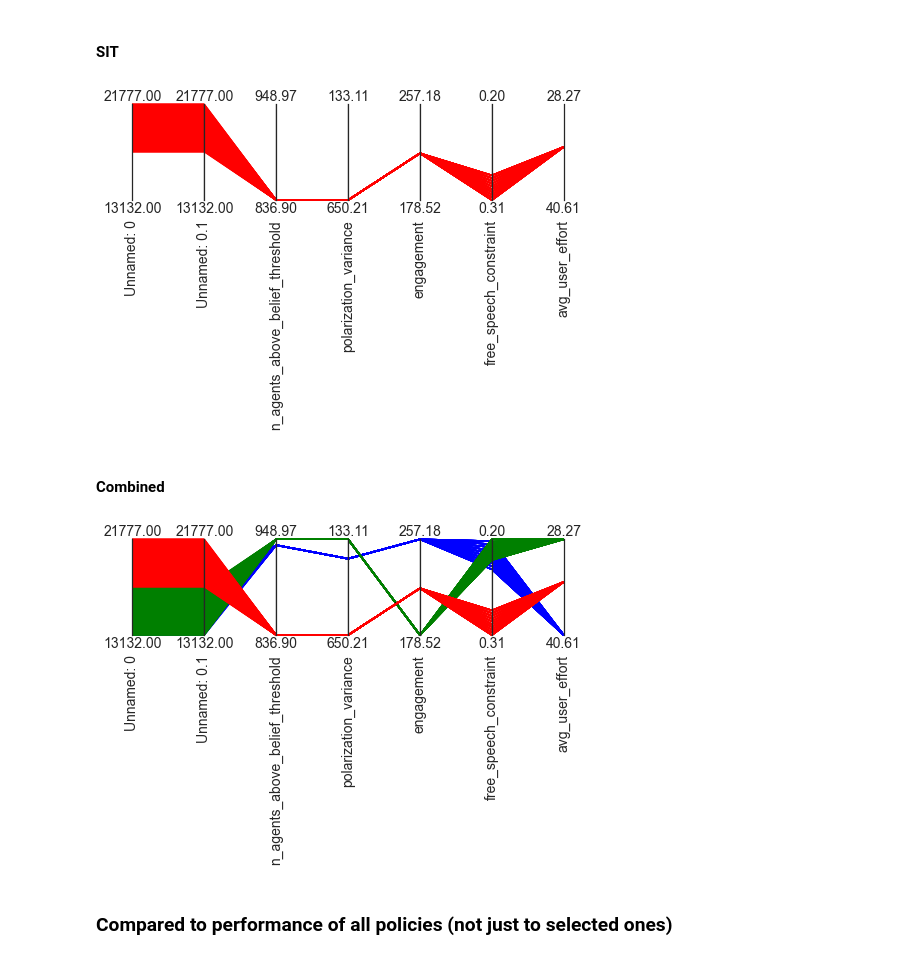
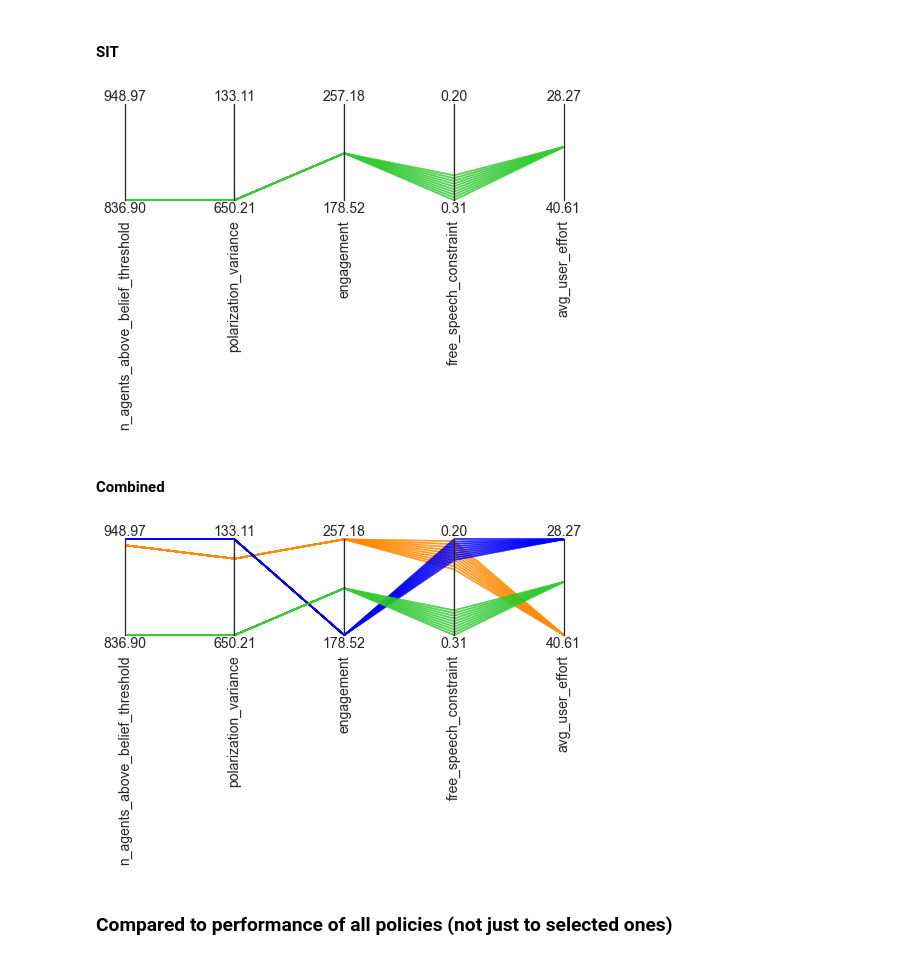
Before and after one commit to felicity-reddel/MisinfoPy, a Jupyter notebook: dmdu/exploration/single_objective_sort.ipynb, the cells around one changed output. Saved outputs shown, nothing was run; the diff lists cells and outputs as text; code cells hidden in the pictures.

Commit message:
plotting update (colors, value ranges, and additional plots)

```diff
--- a/dmdu/exploration/single_objective_sort.ipynb
+++ b/dmdu/exploration/single_objective_sort.ipynb
@@ -18,7 +18,7 @@ from ema_workbench.analysis import parcoords
 # %% [markdown]
 ## 1. Load data (already pre-processed to avg over replications)
 # %%
-bufn = BeliefUpdate.DEFFUANT
-select_max = True
-select_n = 20  # only considered if select_max == False
+# bufn = BeliefUpdate.DEFFUANT
+# select_max = True
+# select_n = 20  # only considered if select_max == False
 # %%
@@ -94,31 +125,15 @@ sns.set(rc={'figure.figsize': (7, 5)})
 # Assign each unique model a color
 model_names = [x.name for x in list(BeliefUpdate)]
 model_colors = {}
-colors = ["blue", "green", "red"]
+colors = ["darkorange", "blue", "limegreen"]
+alpha = 0.15
+
 
 for _, (model, color) in enumerate(zip(model_names, colors)):
     # w/ color palette: zip(model_names, sns.color_palette("colorblind"))
-    model_colors[model] = color
+    model_colors[model] = (color, alpha)
 # %% [markdown]
 ### a) Policies selected
-# %%
-# prepare data dicts
-
-way_of_selecting = 'max_value'  # alternative: f'{select_n}_best'
-experiments_dict = {}
-outcomes_dict = {}
-
-for bufn in list(BeliefUpdate):
-
-    # fill experiments_dict
-    exp_path = os.path.join(os.getcwd(), "data", "singleobjectivesort", f"output_{way_of_selecting}", f"experiments_{bufn.name}.csv")
-    experiments = pd.read_csv(exp_path)
-    experiments_dict[bufn.name] = experiments
-
-    # fill outcomes_dict
-    out_path = os.path.join(os.getcwd(), "data", "singleobjectivesort", f"output_{way_of_selecting}", f"outcomes_{bufn.name}.csv")
-    outcomes = pd.read_csv(out_path)
-    outcomes_dict[bufn.name] = outcomes
 # %% [markdown]
 #### DEFFUANT
 # %%
@@ -156,9 +171,9 @@ exp_limits = parcoords.get_limits(only_levers)
 axes = parcoords.ParallelAxes(exp_limits)
 
 for model_name, data in experiments_dict.items():
-    color = model_colors[model_name]
+    color, alpha = model_colors[model_name]
 
     # subset data
     lever_data = data[get_lever_names()]
-    axes.plot(lever_data, color=color)
+    axes.plot(lever_data, color=color, alpha=alpha)
 # %% [output]
@@ -180,30 +195,30 @@ parcoords_outcomes(outcomes_dict, BeliefUpdate.SAMPLE, model_colors)
 # %% [markdown]
 #### SIT
 # %%
-parcoords_outcomes(outcomes_dict, BeliefUpdate.SIT, model_colors)
+parcoords_outcomes(outcomes_dict, [BeliefUpdate.SIT], model_colors)
 # %% [output]
-[figure, old version]
+[figure, new version]
 # %% [markdown]
 #### Combined
 # %%
 # Get limits
 concat_out = pd.concat(outcomes_dict.values())
 out_limits = parcoords.get_limits(concat_out)
 
 # Plot
 axes = parcoords.ParallelAxes(out_limits)
 
 minimize = ['polarization_variance', 'free_speech_constraint', 'avg_user_effort']
 for metric in minimize:
     axes.invert_axis(metric)
 
 for bufn in list(BeliefUpdate):
     bufn = bufn.name
 
-    color = model_colors[bufn]
-    axes.plot(outcomes_dict[bufn], color=color)
+    color, alpha = model_colors[bufn]
+    axes.plot(outcomes_dict[bufn], color=color, alpha=alpha)
 # %% [output]
-[figure, old version]
+[figure, new version]
 # %% [markdown]
 ### Compared to performance of all policies (not just to selected ones)
 # %%
```
Also changed, not shown: parts of 16 cells of this notebook.
